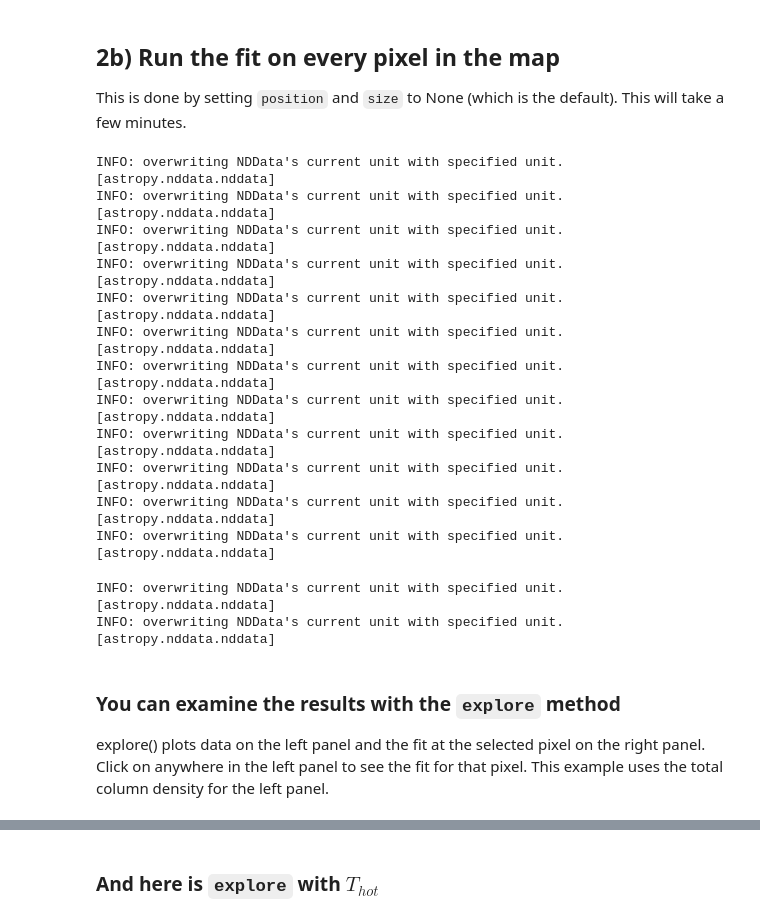
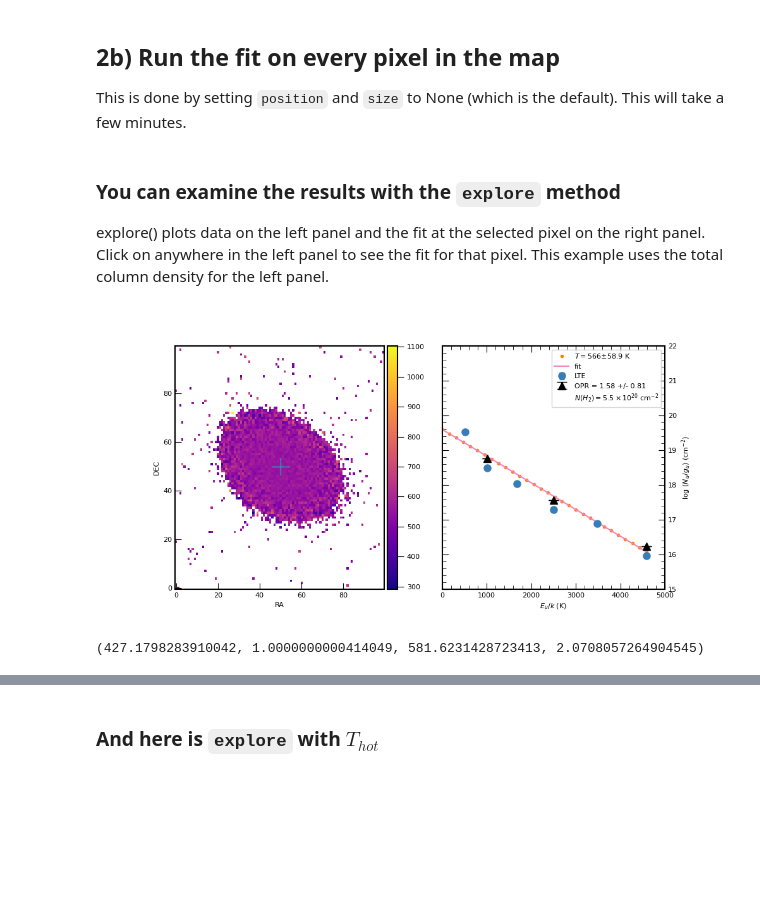
Before and after one commit to mpound/pdrtpy-nb, a Jupyter notebook: notebooks/PDRT_Example_H2_Excitation.ipynb, the cells around one changed output, grey strips where cells are left out. Drawn from its saved outputs; the diff is of its cells as text; code cells hidden in the pictures; blank space fills up the shorter version.

```diff
--- a/notebooks/PDRT_Example_H2_Excitation.ipynb
+++ b/notebooks/PDRT_Example_H2_Excitation.ipynb
@@ -512,22 +394,15 @@ Ortho-to-para ratio = 1.86 +/- 0.01
 ## 2b) Run the fit on every pixel in the map
 This is done by  setting `position` and `size` to None (which is the default). This will take a few minutes.
 # %%
-hmap.run(position=None,size=None,fit_opr=True)
+hmap.run(position=None,size=None,fit_opr=True, components=1)
-# %% [output]
-INFO: overwriting NDData's current unit with specified unit. [astropy.nddata.nddata]
-INFO: overwriting NDData's current unit with specified unit. [astropy.nddata.nddata]
-INFO: overwriting NDData's current unit with specified unit. [astropy.nddata.nddata]
-INFO: overwriting NDData's current unit with specified unit. [astropy.nddata.nddata]
-INFO: overwriting NDData's current unit with specified unit. [astropy.nddata.nddata]
-INFO: overwriting NDData's current unit with specified unit. [astropy.nddata.nddata]
-INFO: overwriting NDData's current unit with specified unit. [astropy.nddata.nddata]
-INFO: overwriting NDData's current unit with specified unit. [astropy.nddata.nddata]
-INFO: overwriting NDData's current unit with specified unit. [astropy.nddata.nddata]
-INFO: overwriting NDData's current unit with specified unit. [astropy.nddata.nddata]
-INFO: overwriting NDData's current unit with specified unit. [astropy.nddata.nddata]
-INFO: overwriting NDData's current unit with specified unit. [astropy.nddata.nddata]
-INFO: overwriting NDData's current unit with specified unit. [astropy.nddata.nddata]
-INFO: overwriting NDData's current unit with specified unit. [astropy.nddata.nddata]
 # %% [markdown]
 ### You can examine the results with the `explore` method
 explore() plots data on the left panel and the fit at the selected pixel on the right panel.  Click on anywhere in the left panel to see the fit for that pixel.   This example uses the total column density for the left panel.
+# %%
+hplot.explore(data=hmap.thot,figsize=(10,5),log=False,contours=False,fmt='c+',nowcs=True, debug=True)
+# %% [output]
+[figure, added]
+# %%
+hmap.thot[68,32], hmap.opr[68,32], hmap.thot[32,68],hmap.opr[32,68]
+# %% [output]
+(427.1798283910042, 1.0000000000414049, 581.6231428723413, 2.0708057264904545)
```
Also changed, not shown: parts of 24 cells of this notebook.
